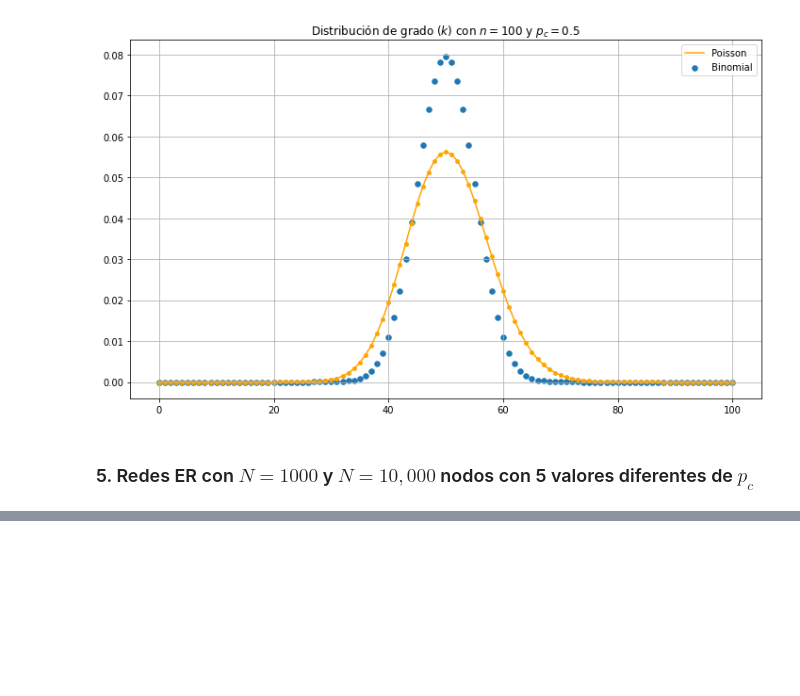
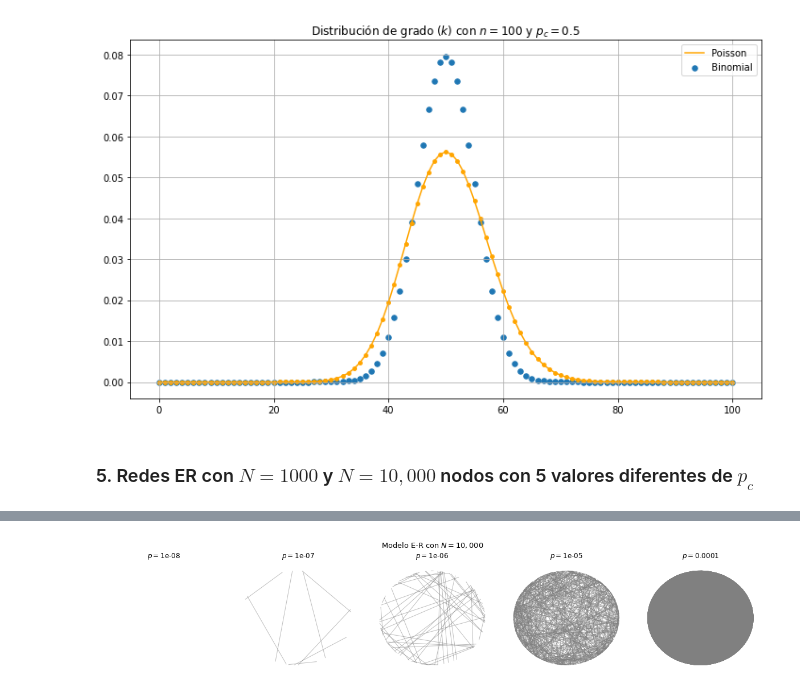
Before and after one commit to joshbrx/VoterModel_Network, a Jupyter notebook: Tipos y modelos de redes.ipynb, the cells around one changed output, grey strips where cells are left out. Cells and saved outputs as stored; diff of their text form; code cells hidden in the pictures; blank space fills up the shorter version.

```diff
--- a/Tipos y modelos de redes.ipynb
+++ b/Tipos y modelos de redes.ipynb
@@ -292,3 +298,5 @@ visualizate_ER(G7_a, n[0], p1, title=None, **options5)
 # %%
 fig = plt.figure(figsize=(16.5, 3.6))
-visualizate_ER(G7_b, n[1], p2, title=None, **options5)
+visualize_ER(G7_b, p2, title=r"Modelo E-R con $N=10,000$", **options6)
+# %% [output]
+[figure, added]
```
Also changed, not shown: parts of 23 cells of this notebook.
